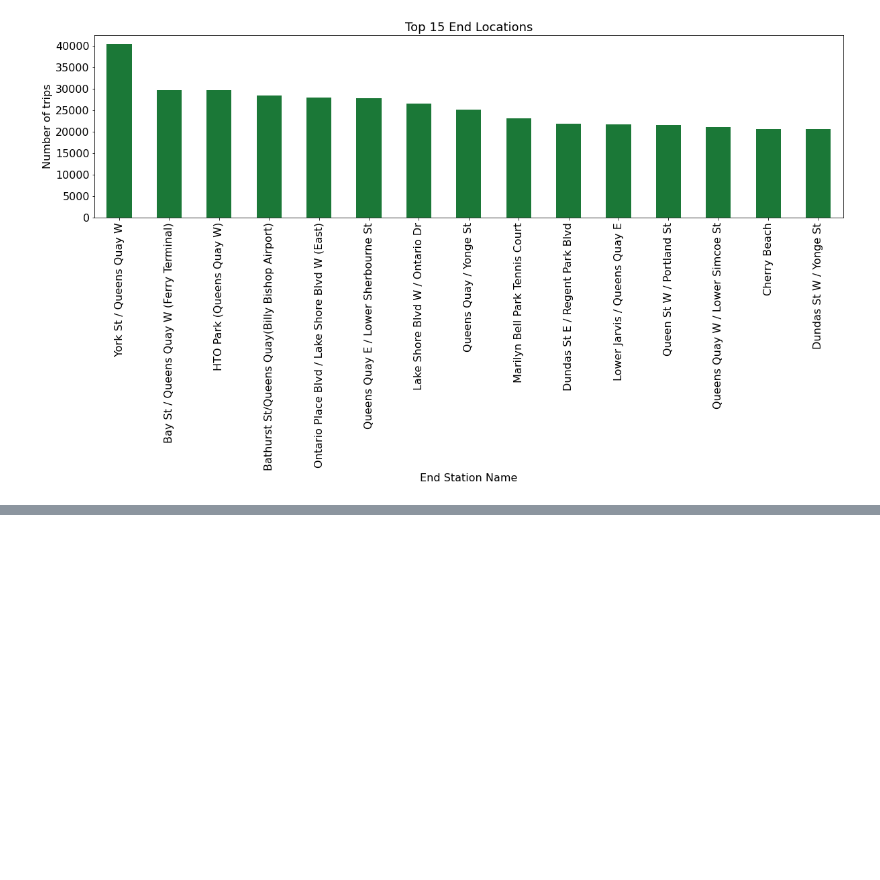
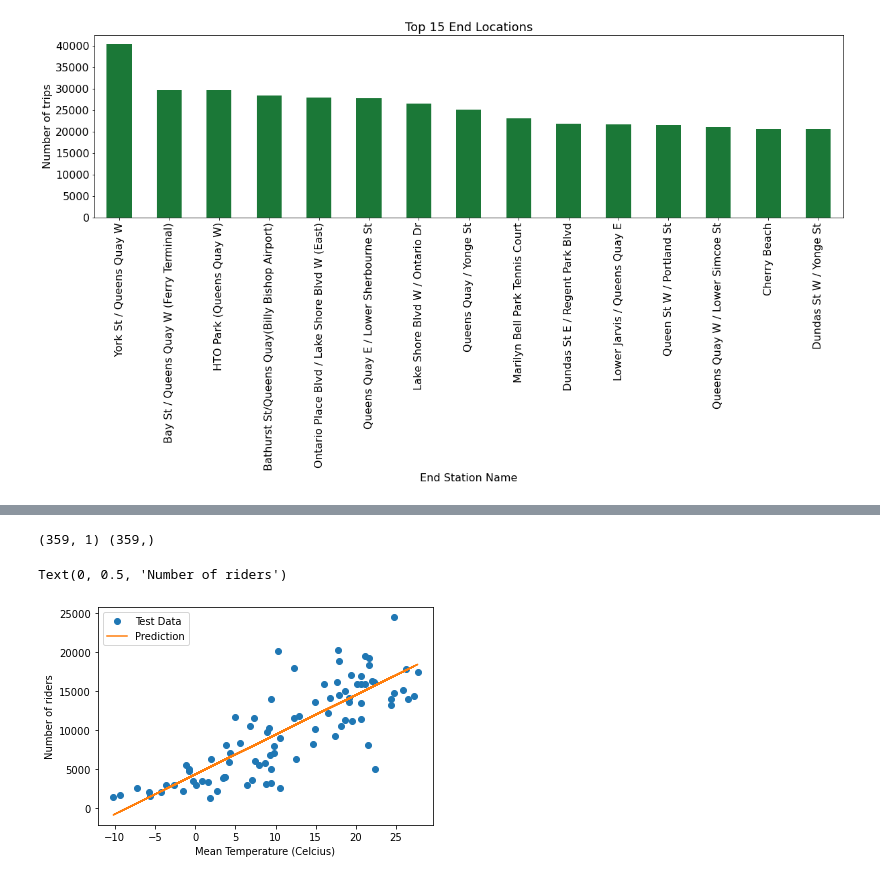
Before and after one commit to smcgibbo/TorontoBike, a Jupyter notebook: Temporal_Usage.ipynb, the cells around one changed output, grey strips where cells are left out. Cells and saved outputs as stored; diff of their text form; code cells hidden in the pictures; blank space fills up the shorter version.

Commit message:
Addressed missing data issue with statscan weather file and added simple regression prediction of number of riders by temperature

```diff
--- a/Temporal_Usage.ipynb
+++ b/Temporal_Usage.ipynb
@@ -129,0 +150,29 @@ Weather dataframe columns
+# %%
+from sklearn.model_selection import train_test_split
+from sklearn.linear_model import LinearRegression
+
+feature_cols = ['Mean Temp (°C)']
+X = df.loc[:, feature_cols]
+y = df.loc[:, "count"]
+print(X.shape, y.shape)
+
+X_train, X_test, y_train, y_test = train_test_split(X, y, shuffle = True)
+
+#instantiate model
+logreg = LinearRegression()
+
+#fit
+logreg.fit(X_train, y_train)
+
+#predict
+y_pred = logreg.predict(X_test)
+
+plt.plot(X_test, y_test, 'o', color = "#1b7837", label = "Test Data")
+plt.plot(X_test, y_pred, label = "Prediction")
+plt.legend()
+plt.xlabel("Mean Temperature (Celcius)", size = 14)
+plt.ylabel("Number of riders", size = 14)
+# %% [output]
+(359, 1) (359,)
+Text(0, 0.5, 'Number of riders')
+[figure, added]
```
Also changed, not shown: parts of 2 cells of this notebook.
